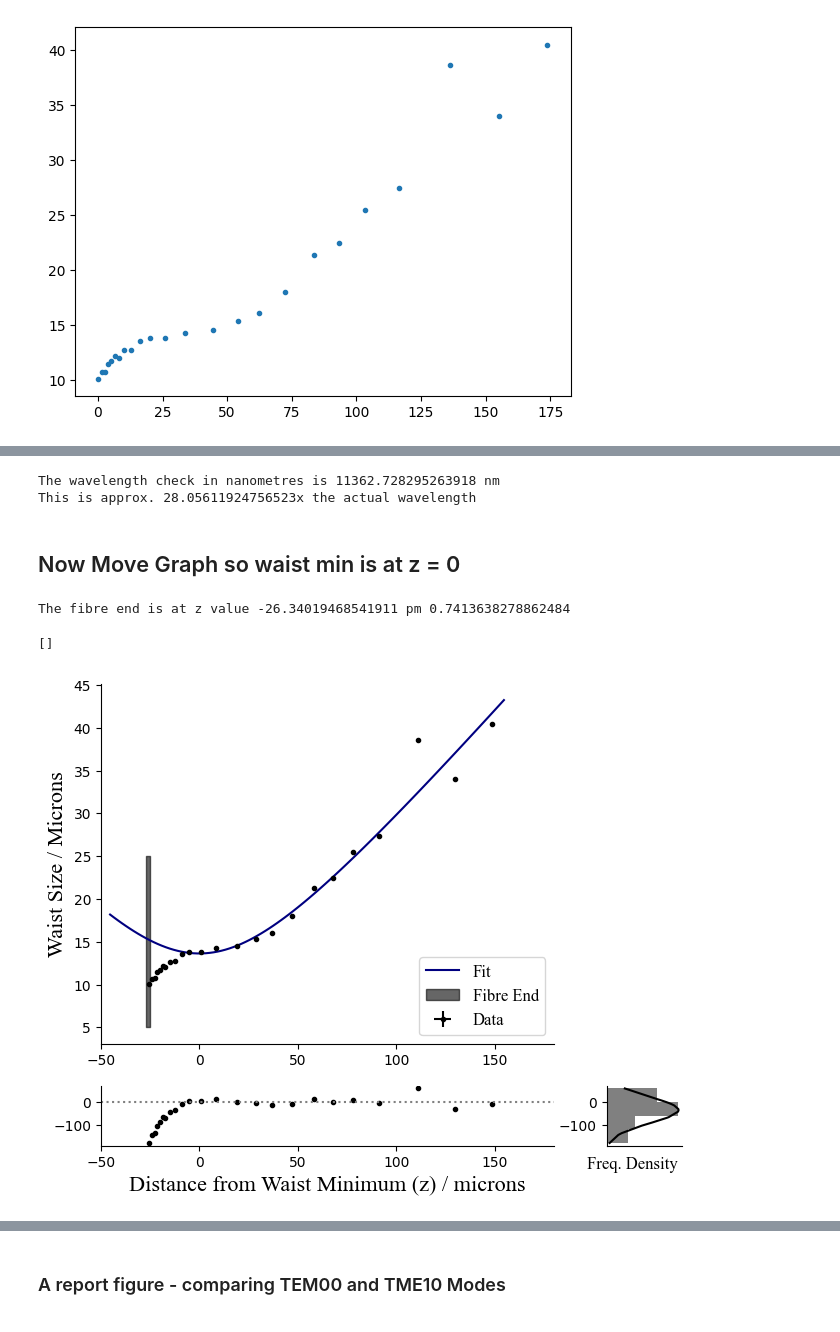
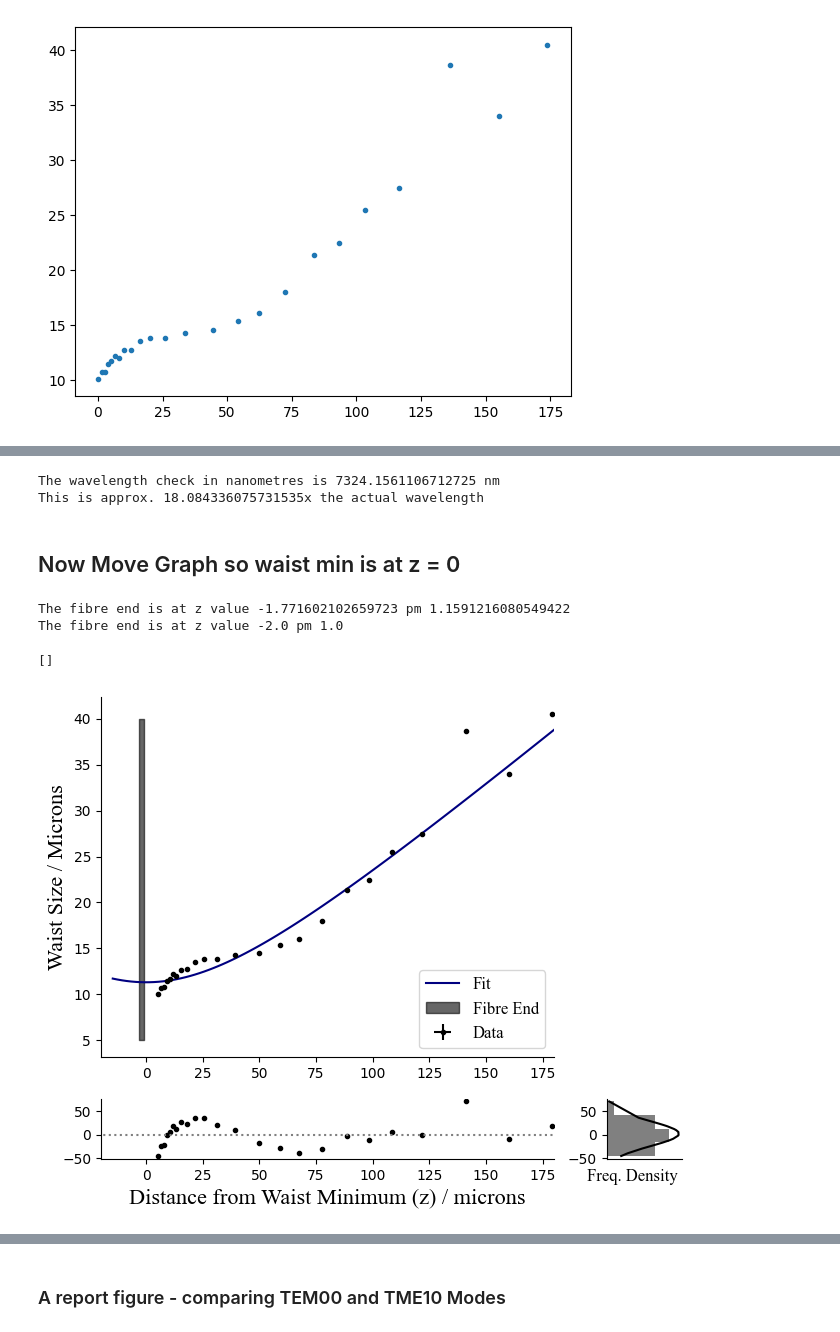
Before and after one commit to akay8/Level4Project, a Jupyter notebook: Fibre_2_30_11.ipynb, the cells around one changed output, grey strips where cells are left out. Saved outputs shown, nothing was run; the diff lists cells and outputs as text; code cells hidden in the pictures.

Commit message:
crisis averted - fibre end was further away than thought

```diff
--- a/Fibre_2_30_11.ipynb
+++ b/Fibre_2_30_11.ipynb
@@ -212,7 +229,7 @@ anom_y = waists_comp[-3]
 anom_x = zs[-3]
 
 #fit without bottom bit??
-waist_fit, params, params_errs, chisqu_WvsZ = fit_labs(zs[9:], waists_comp[9:], waists_comp_err[9:], WvsZ, np.array([5,1,2]))
+waist_fit, params, params_errs, chisqu_WvsZ = fit_labs(zs, waists_comp, waists_comp_err, WvsZ, np.array([5,1,2]))
 w0, z0,RR= params
 w0_err, z0_err,RR_err = params_errs
 # %%
@@ -239,8 +256,8 @@ The Rayleigh Range is 51.382694533638585 pm 0.1498296506422454.
 print('The wavelength check in nanometres is {} nm'.format(wavelength_check(w0,RR)))
 print('This is approx. {}x the actual wavelength'.format( wavelength_check(w0,RR) / (wavelength*10**3)))
 # %% [output]
-The wavelength check in nanometres is 11362.728295263918 nm
-This is approx. 28.05611924756523x the actual wavelength
+The wavelength check in nanometres is 7324.1561106712725 nm
+This is approx. 18.084336075731535x the actual wavelength
 # %% [markdown]
 ## Now Move Graph so waist min is at z = 0
 # %%
@@ -249,18 +266,20 @@ zs_0 = zs - z0
 zs_0_err = np.sqrt(zs_err**2 + z0_err**2)
 
 # z value at which fibre end occurs
-z_end = zs_0[0] - 1
+z_end = zs_0[0] - 7
 
-z_end_err = np.sqrt(zs_0_err[1]**2 + 0.5**2) # error on 4 measurement of 1 micron - high!
+z_end_err = np.sqrt(zs_0_err[1]**2 + 1**2) # error on 4 measurement of 1 micron - high!
 
 print('The fibre end is at z value {} pm {}'.format(z_end,z_end_err))
 z_end = np.round_(z_end, decimals = 0)
 z_end_err = np.round_(z_end_err, decimals = 0)
+print('The fibre end is at z value {} pm {}'.format(z_end,z_end_err))
 
 # Residuals
 wz_res = norm_residuals(zs,waists_comp,waists_comp_err,WvsZ,params)
 # %% [output]
-The fibre end is at z value -26.34019468541911 pm 0.7413638278862484
+The fibre end is at z value -1.771602102659723 pm 1.1591216080549422
+The fibre end is at z value -2.0 pm 1.0
 # %%
 # Create Figure
 fig, ((ax1,ax3),(ax2,ax4)) = plt.subplots(2,2,height_ratios=(6,1), width_ratios=(6,1), figsize = (7.5,6))
@@ -284,42 +303,42 @@ ax1.errorbar(zs_0, waists_comp, xerr = zs_0_err, yerr = waists_comp_err, color =
 ax1.plot(np.linspace(-20,180,100) - z0, WvsZ(np.linspace(-20,180,100), w0, z0,RR), color = 'navy', label = 'Fit')
 
 # Plot vertical fill line of where fibre end is
-ax1.fill_betweenx(y=[5,25],x1=[z_end - z_end_err,z_end - z_end_err] , x2=[z_end + z_end_err,z_end + z_end_err], color = 'k', alpha = 0.6, label = 'Fibre End')
+ax1.fill_betweenx(y=[5,40],x1=[z_end - z_end_err,z_end - z_end_err] , x2=[z_end + z_end_err,z_end + z_end_err], color = 'k', alpha = 0.6, label = 'Fibre End')
 
 # #Plot anomaly
 # ax1.errorbar(anom_x - z0, anom_y, color = 'k', label = 'Anomaly', marker = 'x', ms = 8, linestyle = '')
 
 # Residuals
 ax2.errorbar(zs_0,wz_res,color = 'k', linestyle = '', marker = 'o', ms = 3)
 ax2.errorbar([-50,180], [0,0], color = 'grey', linestyle = 'dotted')
 
 # Histogram
 mean, stderr, sorted_res, dist = histogram_plot(wz_res)
 ax4.plot(dist, sorted_res, color = 'black')
 ax4.hist(sorted_res, density = True, orientation = 'horizontal', color = 'grey', bins = 4)
 
 # Axis labels
 ax2.set_xlabel('Distance from Waist Minimum (z) / microns', font = 'Times New Roman', fontsize = 16)
 ax1.set_ylabel('Waist Size / Microns', font = 'Times New Roman', fontsize = 16)
 ax1.legend(prop = font1, loc = 'lower right')
 ax4.set_xlabel('Freq. Density      ', font = 'Times New Roman', fontsize = 12)
 
-ax1.set_xlim(-50,180)
-ax2.set_xlim(-50,180)
+ax1.set_xlim(-20,180)
+ax2.set_xlim(-20,180)
 
 #Get Rid of Ticks
 ax4.set_xticks(ticks = [], labels = [], fontfamily = 'Times New Roman', fontsize = 10)
 
 # Make visible ticks times new roman
 # ax1.set_xticks(ticks = np.arange(0,130,20), labels = np.arange(0,130,20), fontfamily = 'Times New Roman', fontsize = 11)
 # ax2.set_xticks(ticks = np.arange(0,130,20), labels = np.arange(0,130,20), fontfamily = 'Times New Roman', fontsize = 11)
 
 # ax1.set_yticks(ticks = np.arange(5,26,2.5), labels = np.round_(np.arange(5,26,2.5), decimals = 1), fontfamily = 'Times New Roman', fontsize = 11)
 # ax2.set_yticks(ticks = np.arange(-5,6,5), labels = np.round_(np.arange(-5,6,5), decimals = 1), fontfamily = 'Times New Roman', fontsize = 11)
 # ax4.set_yticks(ticks = np.arange(-5,6,5), labels = np.round_(np.arange(-5,6,5), decimals = 1), fontfamily = 'Times New Roman', fontsize = 11)
 # %% [output]
 []
-[figure, old version]
+[figure, new version]
 # %%
 print('The minimum waist is {} pm {}'.format(w0, w0_err))
 print('The distance from the first measurement to the minimum waist is {} pm {}'.format(z0, z0_err))
```
Also changed, not shown: parts of 4 cells of this notebook.
